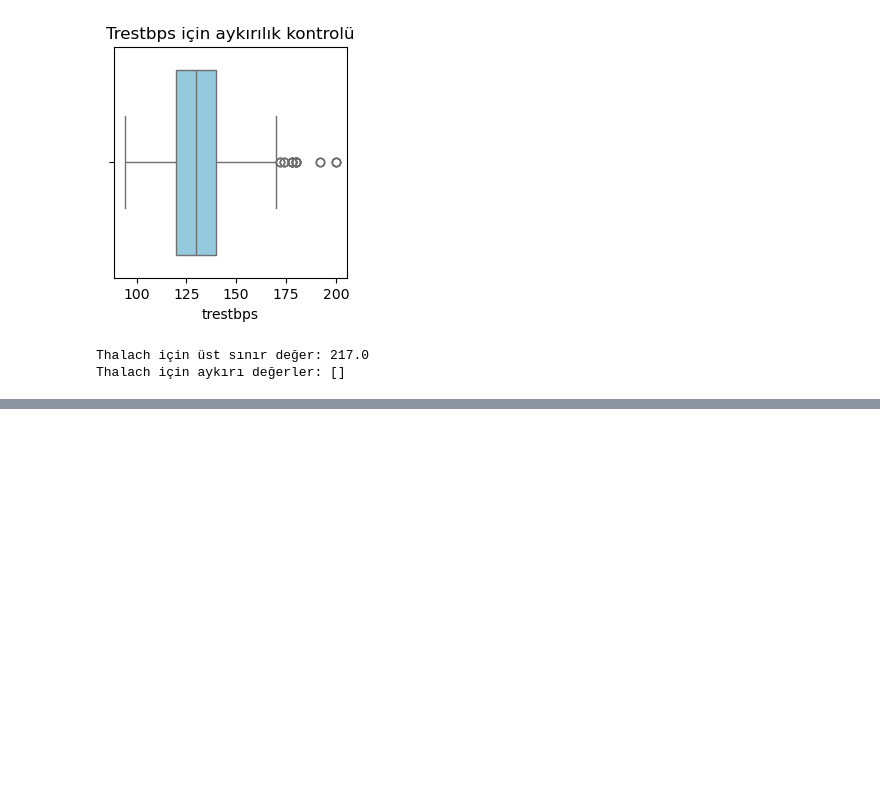
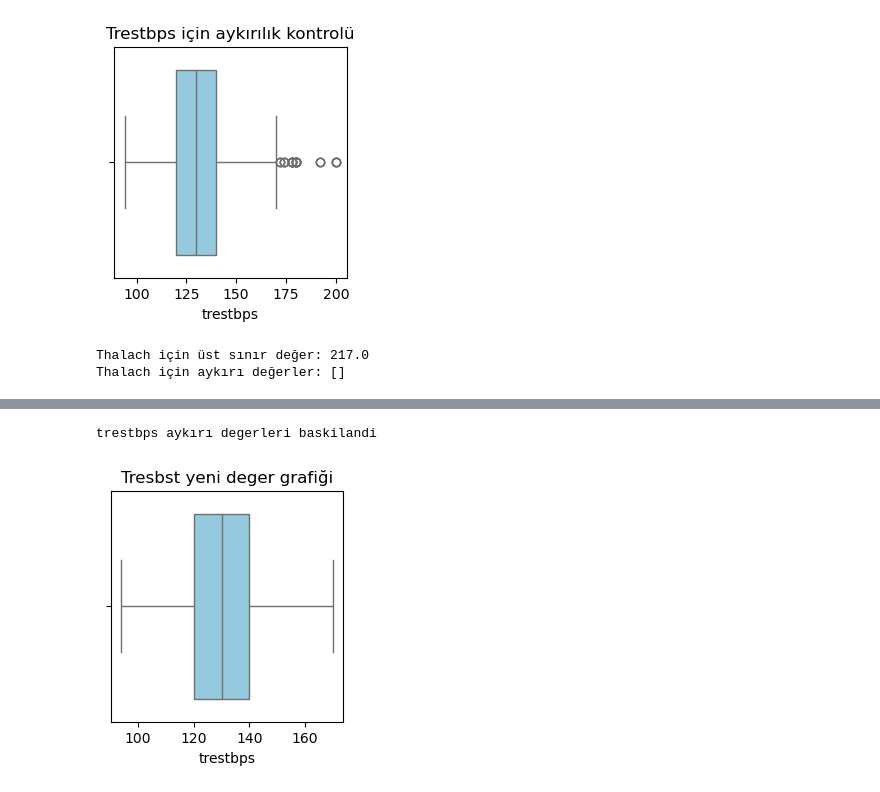
Before and after one commit to samedK1y/Data_preprocessing, a Jupyter notebook: kalp.ipynb, the cells around one changed output, grey strips where cells are left out. Saved outputs shown, nothing was run; the diff lists cells and outputs as text; code cells hidden in the pictures; blank space fills up the shorter version.

```diff
--- a/kalp.ipynb
+++ b/kalp.ipynb
@@ -99,0 +112,13 @@ Thalach için aykırı değerler: []
+# %%
+column_bst = 'trestbps'
+df[column_bst] = df[column_bst].clip(alt_sinir_bst,ust_sinir_bst)
+
+print(f"{column_bst} aykırı degerleri baskilandi")
+
+plt.figure(figsize = (3,3))
+sns.boxplot(x = df['trestbps'], color= 'skyblue')
+plt.title("Tresbst yeni deger grafiği")
+plt.show()
+# %% [output]
+trestbps aykırı degerleri baskilandi
+[figure, added]
```
Also changed, not shown: parts of 2 cells of this notebook.
